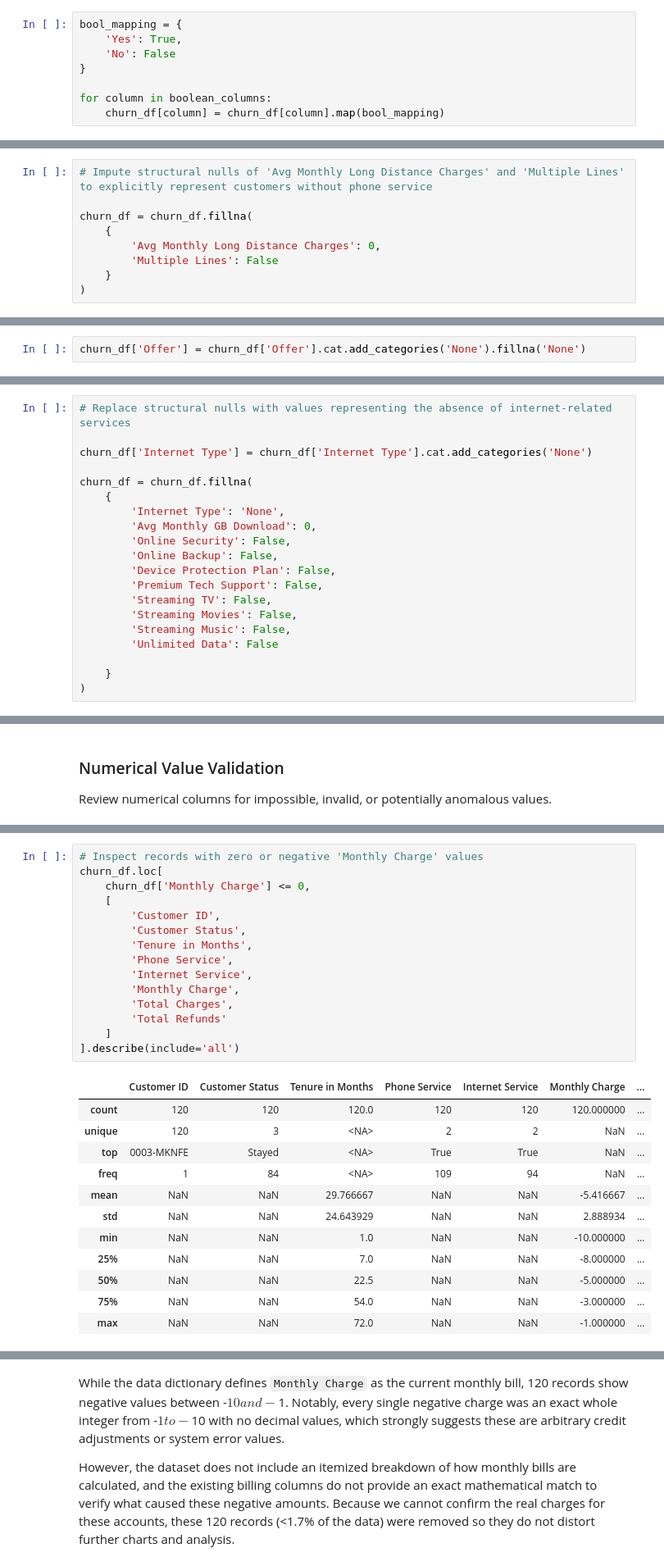
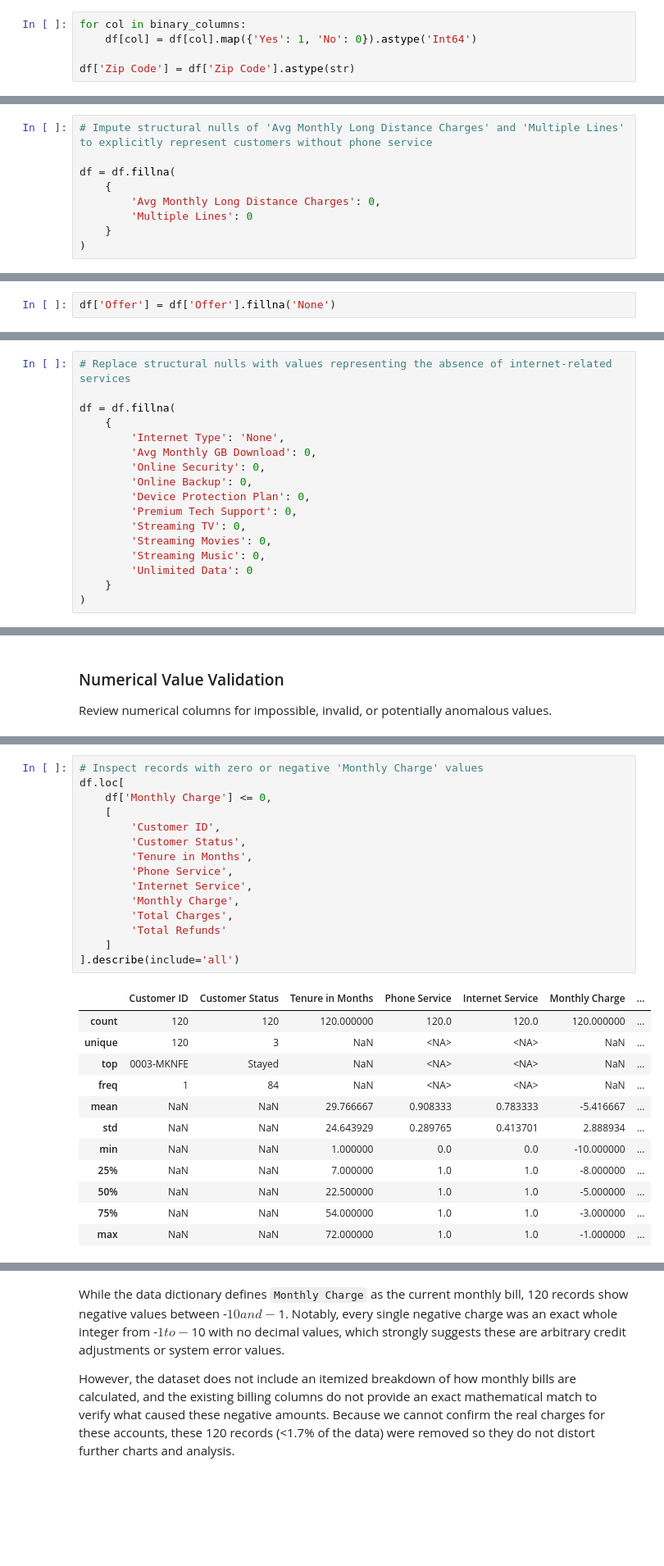
Before and after one commit to pendergataxel/telecom-customer-churn-analysis, a Jupyter notebook: notebooks/01_data_audit_and_cleaning.ipynb, the cells around one changed output, grey strips where cells are left out. Shown at 82% size. Cells and saved outputs as stored; diff of their text form; blank space fills up the shorter version.

```diff
--- a/notebooks/01_data_audit_and_cleaning.ipynb
+++ b/notebooks/01_data_audit_and_cleaning.ipynb
@@ -143,10 +138,7 @@ Name: count, dtype: int64
 
 *===============*
 # %%
-bool_mapping = {
-    'Yes': True,
-    'No': False
-}
+for col in binary_columns:
+    df[col] = df[col].map({'Yes': 1, 'No': 0}).astype('Int64')
 
-for column in boolean_columns:
-    churn_df[column] = churn_df[column].map(bool_mapping)
+df['Zip Code'] = df['Zip Code'].astype(str)
@@ -261,9 +177,9 @@ churn_df[(churn_df['Phone Service'] == False) &
 # %%
 # Impute structural nulls of 'Avg Monthly Long Distance Charges' and 'Multiple Lines' to explicitly represent customers without phone service
 
-churn_df = churn_df.fillna(
+df = df.fillna(
     {
         'Avg Monthly Long Distance Charges': 0,
-        'Multiple Lines': False
+        'Multiple Lines': 0
     }
 )
@@ -278,4 +187,4 @@ print(churn_df['Multiple Lines'].isna().sum())
 `Offer` identifies the last marketing offer that the customer accepted. From the dataset, there are 3877 records that has NaN as the offer value. Convert these NaN values to string 'None' as an additional category instead.
 # %%
-churn_df['Offer'] = churn_df['Offer'].cat.add_categories('None').fillna('None')
+df['Offer'] = df['Offer'].fillna('None')
 # %% [markdown]
@@ -306,21 +213,18 @@ churn_df[conditions].shape[0]
 # %%
 # Replace structural nulls with values representing the absence of internet-related services
 
-churn_df['Internet Type'] = churn_df['Internet Type'].cat.add_categories('None')
-
-churn_df = churn_df.fillna(
+df = df.fillna(
     {
         'Internet Type': 'None',
         'Avg Monthly GB Download': 0,
-        'Online Security': False,
-        'Online Backup': False,
-        'Device Protection Plan': False,
-        'Premium Tech Support': False,
-        'Streaming TV': False,
-        'Streaming Movies': False,
-        'Streaming Music': False,
-        'Unlimited Data': False
-
+        'Online Security': 0,
+        'Online Backup': 0,
+        'Device Protection Plan': 0,
+        'Premium Tech Support': 0,
+        'Streaming TV': 0,
+        'Streaming Movies': 0,
+        'Streaming Music': 0,
+        'Unlimited Data': 0
     }
 )
 # %% [markdown]
@@ -422,30 +301,30 @@ churn_df.describe()
 # %%
 # Inspect records with zero or negative 'Monthly Charge' values
-churn_df.loc[
-    churn_df['Monthly Charge'] <= 0,
+df.loc[
+    df['Monthly Charge'] <= 0,
     [
         'Customer ID',
         'Customer Status',
         'Tenure in Months',
         'Phone Service',
         'Internet Service',
         'Monthly Charge',
         'Total Charges',
         'Total Refunds'
     ]
 ].describe(include='all')
 # %% [output]
 |  | Customer ID | Customer Status | Tenure in Months | Phone Service | Internet Service | Monthly Charge | ... |
-| count | 120 | 120 | 120.0 | 120 | 120 | 120.000000 | ... |
-| unique | 120 | 3 | <NA> | 2 | 2 | NaN | ... |
-| top | 0003-MKNFE | Stayed | <NA> | True | True | NaN | ... |
-| freq | 1 | 84 | <NA> | 109 | 94 | NaN | ... |
-| mean | NaN | NaN | 29.766667 | NaN | NaN | -5.416667 | ... |
-| std | NaN | NaN | 24.643929 | NaN | NaN | 2.888934 | ... |
-| min | NaN | NaN | 1.0 | NaN | NaN | -10.000000 | ... |
-| 25% | NaN | NaN | 7.0 | NaN | NaN | -8.000000 | ... |
-| 50% | NaN | NaN | 22.5 | NaN | NaN | -5.000000 | ... |
-| 75% | NaN | NaN | 54.0 | NaN | NaN | -3.000000 | ... |
-| max | NaN | NaN | 72.0 | NaN | NaN | -1.000000 | ... |
+| count | 120 | 120 | 120.000000 | 120.0 | 120.0 | 120.000000 | ... |
+| unique | 120 | 3 | NaN | <NA> | <NA> | NaN | ... |
+| top | 0003-MKNFE | Stayed | NaN | <NA> | <NA> | NaN | ... |
+| freq | 1 | 84 | NaN | <NA> | <NA> | NaN | ... |
+| mean | NaN | NaN | 29.766667 | 0.908333 | 0.783333 | -5.416667 | ... |
+| std | NaN | NaN | 24.643929 | 0.289765 | 0.413701 | 2.888934 | ... |
+| min | NaN | NaN | 1.000000 | 0.0 | 0.0 | -10.000000 | ... |
+| 25% | NaN | NaN | 7.000000 | 1.0 | 1.0 | -8.000000 | ... |
+| 50% | NaN | NaN | 22.500000 | 1.0 | 1.0 | -5.000000 | ... |
+| 75% | NaN | NaN | 54.000000 | 1.0 | 1.0 | -3.000000 | ... |
+| max | NaN | NaN | 72.000000 | 1.0 | 1.0 | -1.000000 | ... |
 # %%
 # Examine whether negative 'Monthly Charge' values follow a consecutive or systematic pattern
```
Also changed, not shown: parts of 34 cells of this notebook, 2 other files.
